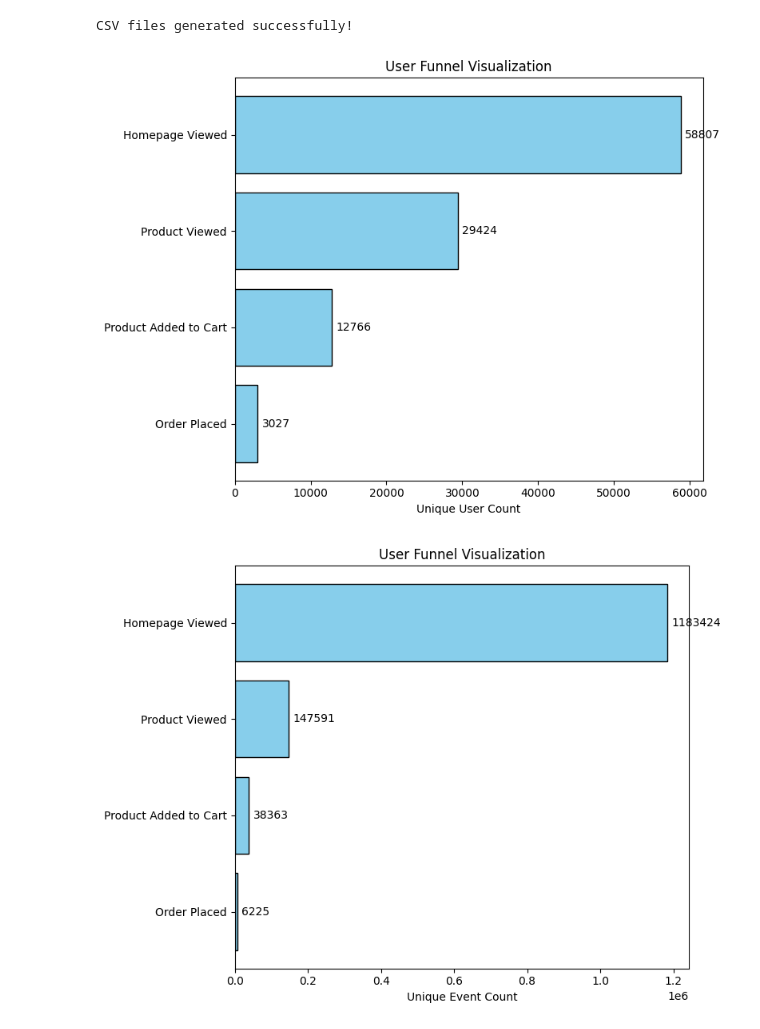
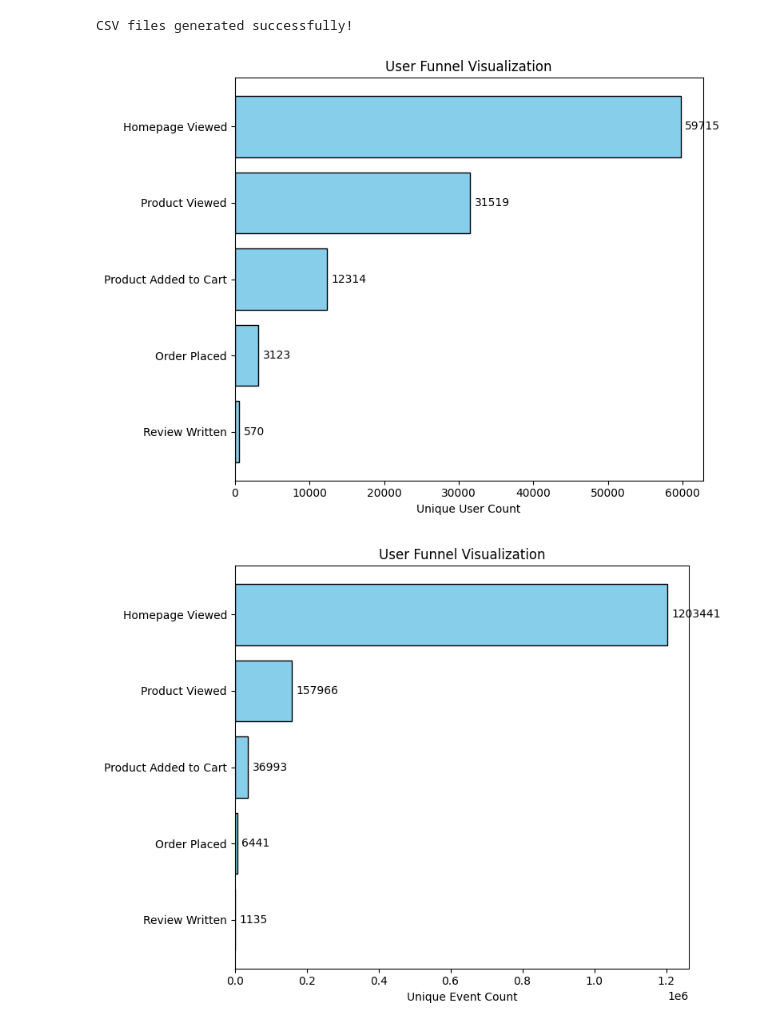
Before and after one commit to nikolai-neustroev/ab-test-lakehouse-mock-data, a Jupyter notebook: mock_data.ipynb, the cells around one changed output. Saved outputs shown, nothing was run; the diff lists cells and outputs as text; code cells hidden in the pictures.

```diff
--- a/mock_data.ipynb
+++ b/mock_data.ipynb
@@ -230,35 +271,37 @@ CSV files generated successfully!
 # %%
 count_homepage = df_homepage['user_uuid'].nunique()
 count_product = df_product['user_uuid'].nunique()
 count_cart = df_cart['user_uuid'].nunique()
 count_order = df_order['user_uuid'].nunique()
+count_review = df_review['user_uuid'].nunique()
 
-stages = ["Homepage Viewed", "Product Viewed", "Product Added to Cart", "Order Placed"]
-counts = [count_homepage, count_product, count_cart, count_order]
+stages = ["Homepage Viewed", "Product Viewed", "Product Added to Cart", "Order Placed", "Review Written"]
+counts = [count_homepage, count_product, count_cart, count_order, count_review]
 
 fig, ax = plt.subplots(figsize=(8, 6))
 bars = ax.barh(stages, counts, color='skyblue', edgecolor='black')
 ax.invert_yaxis()
 ax.set_xlabel("Unique User Count")
 ax.set_title("User Funnel Visualization")
 
 for bar in bars:
     width = bar.get_width()
     ax.text(width + max(counts) * 0.01, bar.get_y() + bar.get_height()/2,
             f'{int(width)}', va='center', fontsize=10)
 
 plt.tight_layout()
 plt.show()
 # %% [output]
-[figure, old version]
+[figure, new version]
 # %%
 count_homepage = df_homepage['event_uuid'].nunique()
 count_product = df_product['event_uuid'].nunique()
 count_cart = df_cart['event_uuid'].nunique()
 count_order = df_order['event_uuid'].nunique()
+count_review = df_review['event_uuid'].nunique()
 
-stages = ["Homepage Viewed", "Product Viewed", "Product Added to Cart", "Order Placed"]
-counts = [count_homepage, count_product, count_cart, count_order]
+stages = ["Homepage Viewed", "Product Viewed", "Product Added to Cart", "Order Placed", "Review Written"]
+counts = [count_homepage, count_product, count_cart, count_order, count_review]
 
 fig, ax = plt.subplots(figsize=(8, 6))
 bars = ax.barh(stages, counts, color='skyblue', edgecolor='black')
@@ -274,4 +317,4 @@ for bar in bars:
 plt.tight_layout()
 plt.show()
 # %% [output]
-[figure, old version]
+[figure, new version]
```
Also changed, not shown: parts of 2 cells of this notebook, 1 other file.
